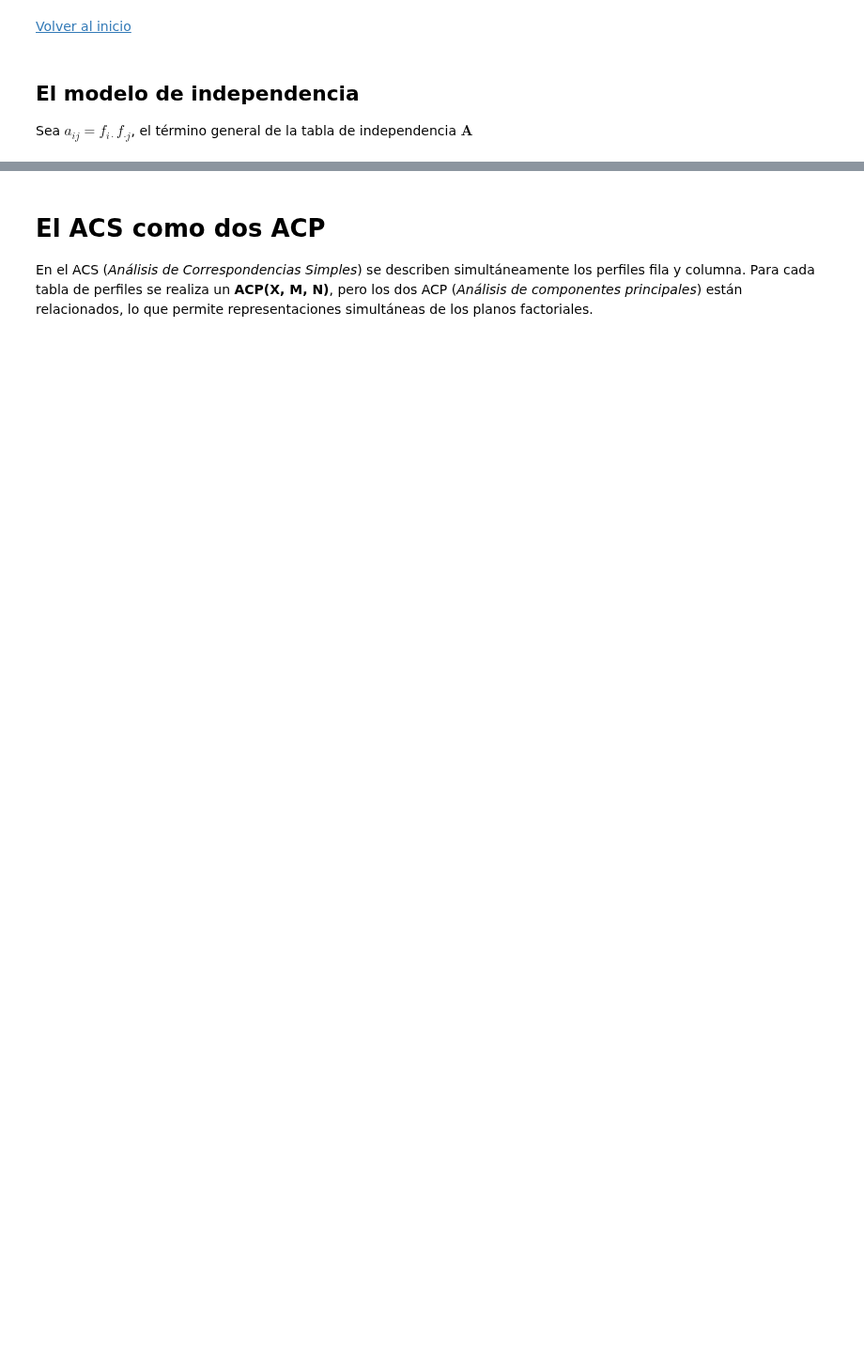
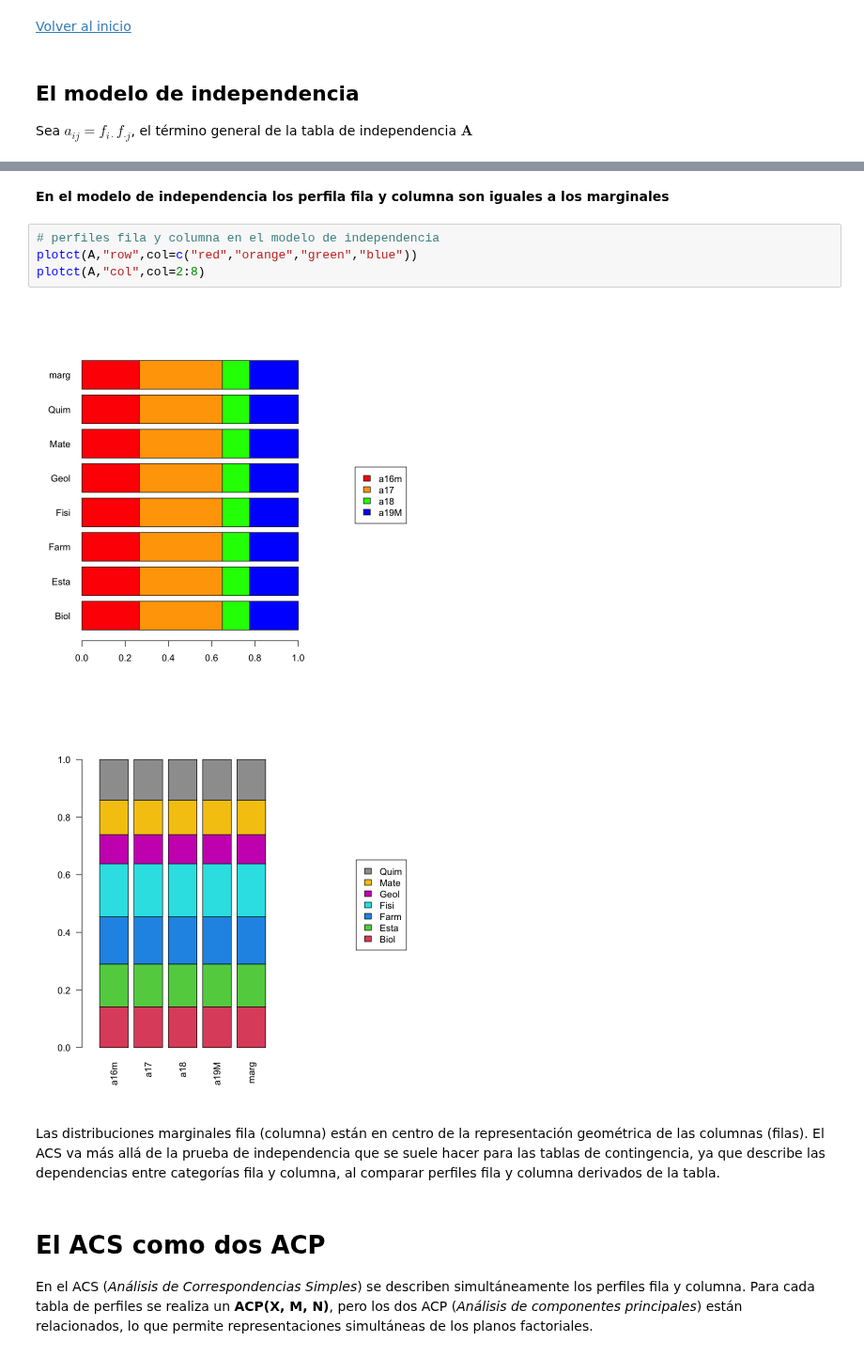
Before and after one commit to AprendizajeProfundo/diplomado-ciencia-de-datos, a Jupyter notebook: Metodos-exploratorios-mutlivariados/Cuadernos/ACScienciaDatos.ipynb, the cells around one changed output, grey strips where cells are left out. Shown at 94% size. Saved outputs shown, nothing was run; the diff lists cells and outputs as text; blank space fills up the shorter version.

```diff
--- a/Metodos-exploratorios-mutlivariados/Cuadernos/ACScienciaDatos.ipynb
+++ b/Metodos-exploratorios-mutlivariados/Cuadernos/ACScienciaDatos.ipynb
@@ -215,3 +269,14 @@ A matrix: 7 × 12 of type dbl
+# %% [markdown]
+**En el modelo de independencia los perfila fila y columna son iguales a los marginales**
+# %%
+# perfiles fila y columna en el modelo de independencia
+plotct(A,"row",col=c("red","orange","green","blue"))
+plotct(A,"col",col=2:8)
+# %% [output]
+[figure, added]
+[figure, added]
+# %% [markdown]
+Las distribuciones marginales fila (columna) están en centro de la representación geométrica de las columnas (filas). El ACS va más allá de la prueba de independencia que se suele hacer para las tablas de contingencia, ya que describe las dependencias entre categorías fila y columna, al comparar perfiles fila y columna derivados de la tabla.
 # %% [markdown]
 # **El ACS como dos ACP**
 
```
Also changed, not shown: parts of 32 cells of this notebook.
